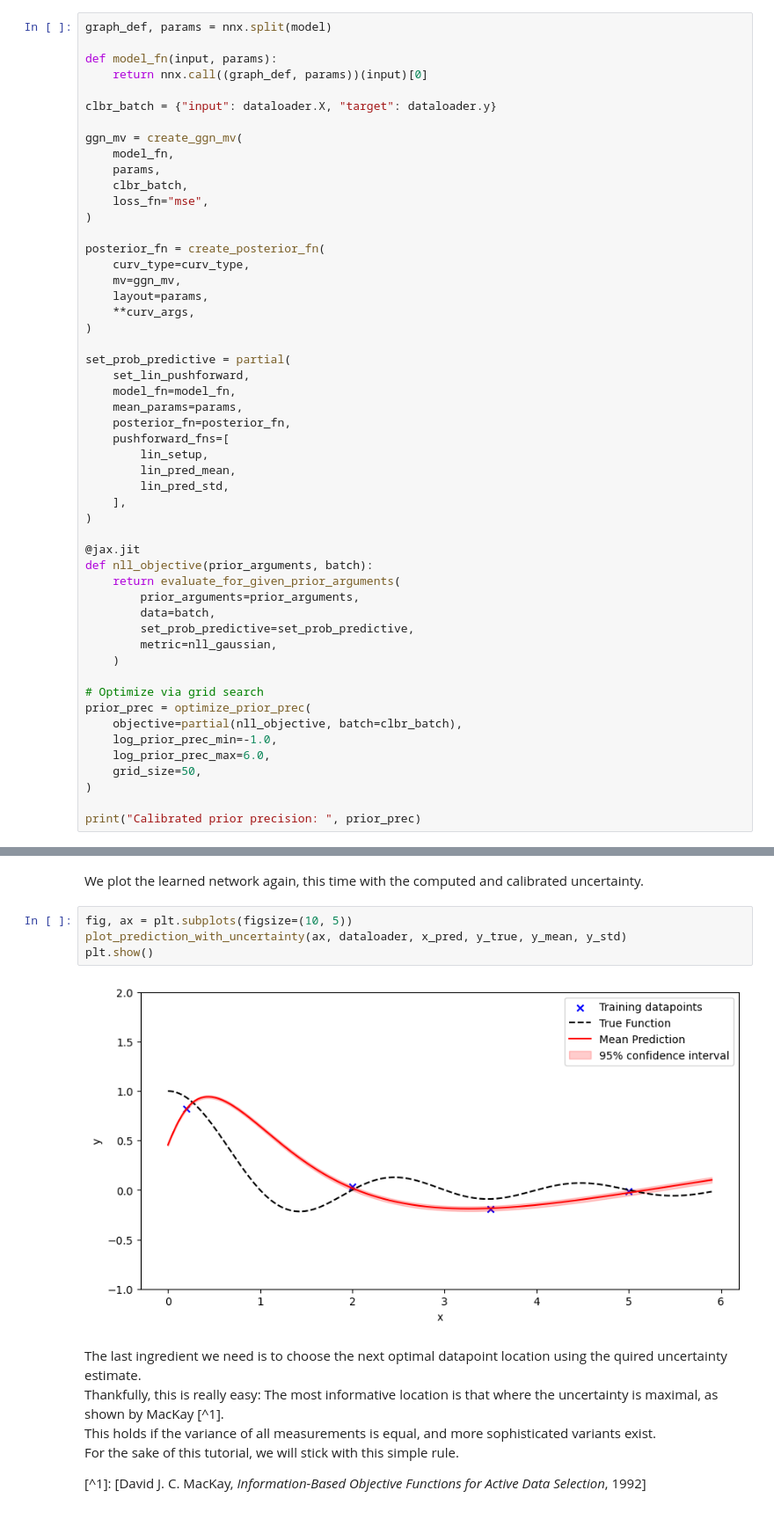
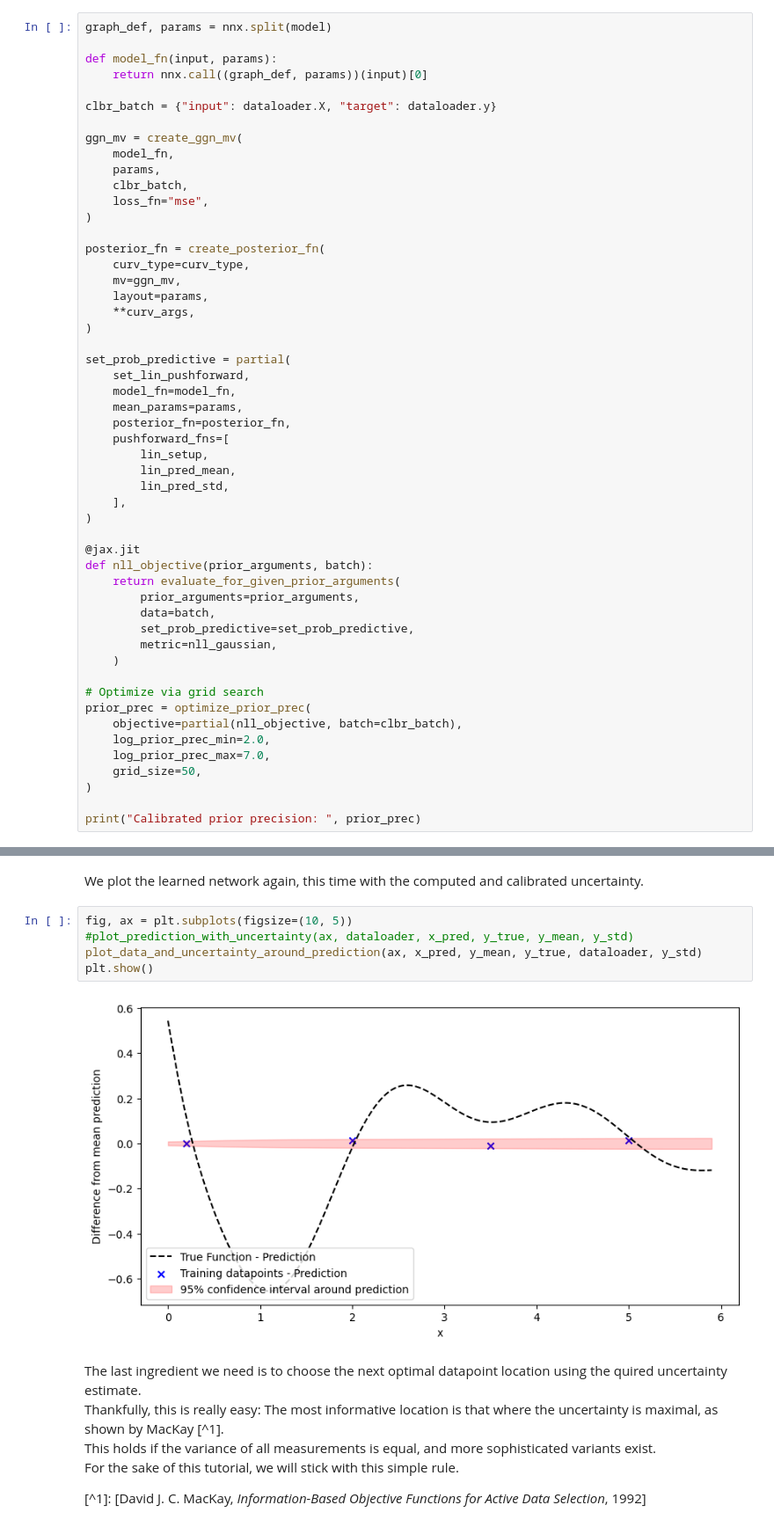
Before and after one commit to laplax-org/laplax, a Jupyter notebook: examples/0003_laplax_for_active_learning.ipynb, the cells around one changed output, grey strips where cells are left out. Shown at 88% size. Cells and saved outputs as stored; diff of their text form.

Commit message:
Create plotting function that plots relative to men prediction

```diff
--- a/examples/0003_laplax_for_active_learning.ipynb
+++ b/examples/0003_laplax_for_active_learning.ipynb
@@ -261,8 +261,8 @@ def nll_objective(prior_arguments, batch):
 # Optimize via grid search
 prior_prec = optimize_prior_prec(
     objective=partial(nll_objective, batch=clbr_batch),
-    log_prior_prec_min=-1.0,
-    log_prior_prec_max=6.0,
+    log_prior_prec_min=2.0,
+    log_prior_prec_max=7.0,
     grid_size=50,
 )
 
@@ -358,10 +358,11 @@ y_mean, y_std = quantify_uncertainty(model, dataloader, x_pred, prior_prec)
 We plot the learned network again, this time with the computed and calibrated uncertainty.
 # %%
 fig, ax = plt.subplots(figsize=(10, 5))
-plot_prediction_with_uncertainty(ax, dataloader, x_pred, y_true, y_mean, y_std)
+#plot_prediction_with_uncertainty(ax, dataloader, x_pred, y_true, y_mean, y_std)
+plot_data_and_uncertainty_around_prediction(ax, x_pred, y_mean, y_true, dataloader, y_std)
 plt.show()
 # %% [output]
-[figure, old version]
+[figure, new version]
 # %% [markdown]
 The last ingredient we need is to choose the next optimal datapoint location using the quired uncertainty estimate.\
 Thankfully, this is really easy: The most informative location is that where the uncertainty is maximal, as shown by MacKay [^1].\
```
Also changed, not shown: parts of 5 cells of this notebook, 1 other file.
